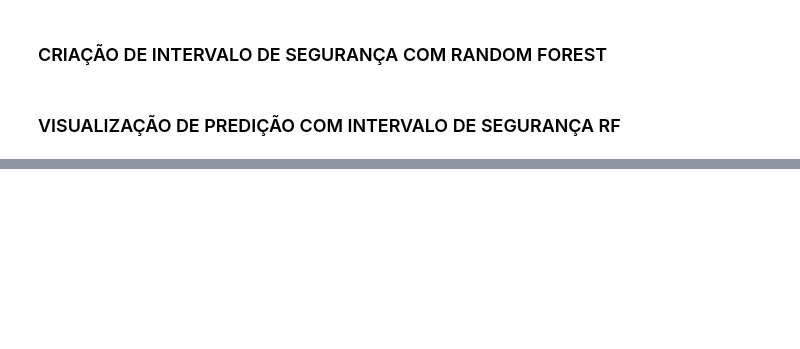
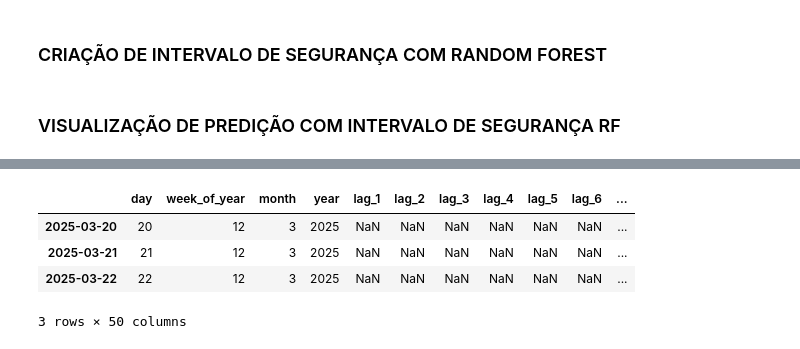
Before and after one commit to luishrufino/previsao_ibovespa, a Jupyter notebook: Machine Code.ipynb, the cells around one changed output, grey strips where cells are left out. Cells and saved outputs as stored; diff of their text form; code cells hidden in the pictures; blank space fills up the shorter version.

Commit message:
Add df_pred +3d

```diff
--- a/Machine Code.ipynb
+++ b/Machine Code.ipynb
@@ -460,0 +493,19 @@ plt.show()
+# %%
+index_pred = [today + timedelta(days=i) for i in range(3)]
+index_pred = [pd.to_datetime(date) for date in index_pred]
+
+df_pred = pd.DataFrame(columns=[predictors], index=index_pred)
+
+
+df_pred['day'] = df_pred.index.day
+df_pred['week_of_year'] = df_pred.index.isocalendar().week
+df_pred['month'] = df_pred.index.month
+df_pred['year'] = df_pred.index.year
+# %%
+df_pred
+# %% [output]
+|  | day | week_of_year | month | year | lag_1 | lag_2 | lag_3 | lag_4 | lag_5 | lag_6 | ... |
+| 2025-03-20 | 20 | 12 | 3 | 2025 | NaN | NaN | NaN | NaN | NaN | NaN | ... |
+| 2025-03-21 | 21 | 12 | 3 | 2025 | NaN | NaN | NaN | NaN | NaN | NaN | ... |
+| 2025-03-22 | 22 | 12 | 3 | 2025 | NaN | NaN | NaN | NaN | NaN | NaN | ... |
+3 rows × 50 columns
```
Also changed, not shown: parts of 12 cells of this notebook.
